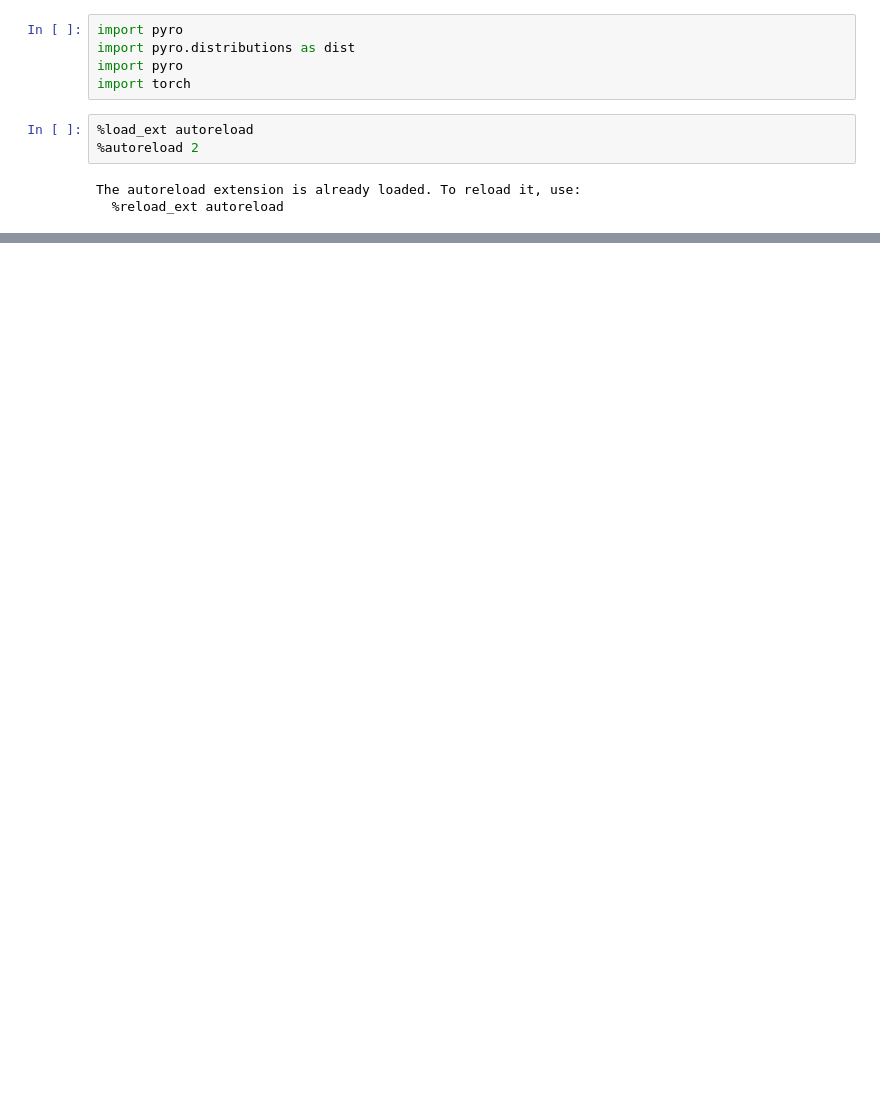
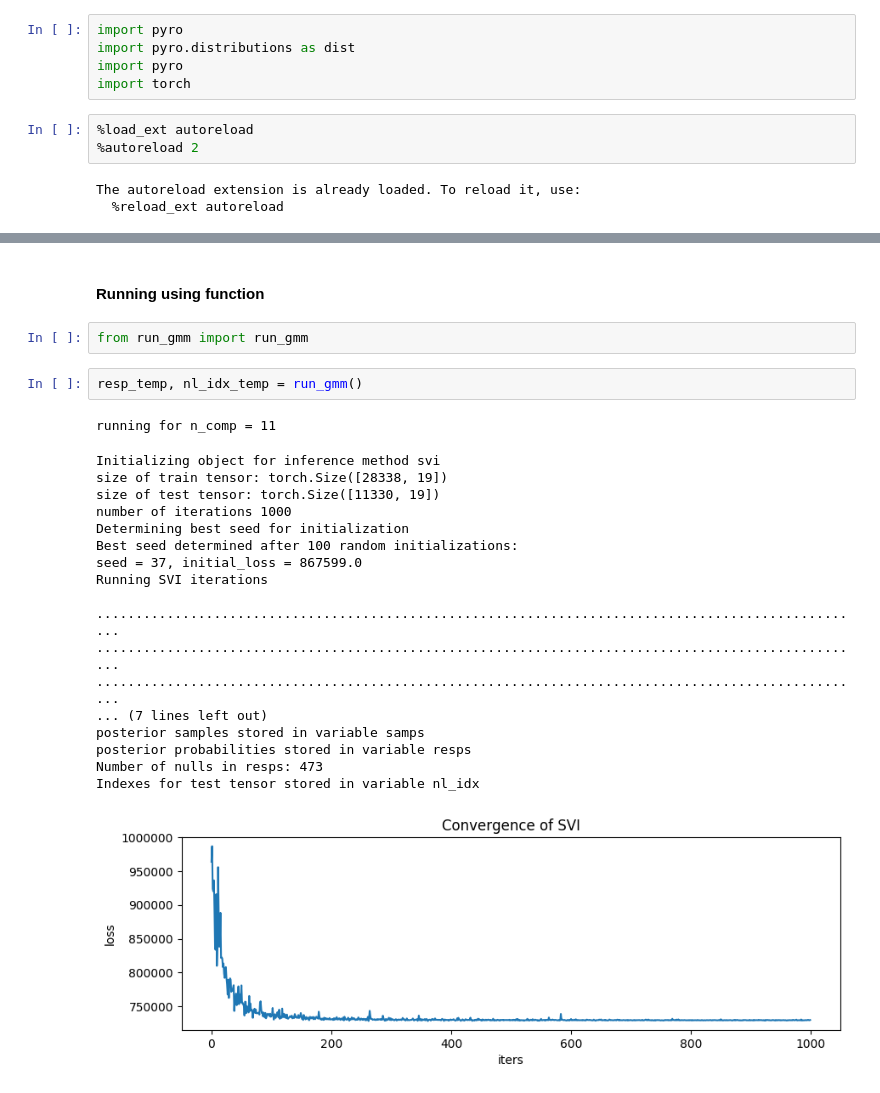
Before and after one commit to lye0618/ML-with-Prob-Prog-Final-Project, a Jupyter notebook: GMM Manual Guide.ipynb, the cells around one changed output, grey strips where cells are left out. Cells and saved outputs as stored; diff of their text form; blank space fills up the shorter version.

Commit message:
add function to run gmm

```diff
--- a/GMM Manual Guide.ipynb
+++ b/GMM Manual Guide.ipynb
@@ -77,0 +150,26 @@ tensor([[7.8077e-01, 9.1502e-04, 4.6974e-04,  ..., 1.3766e-04, 1.3643e-02,
+# %% [markdown]
+#### Running using function
+# %%
+from run_gmm import run_gmm
+# %%
+resp_temp, nl_idx_temp = run_gmm()
+# %% [output]
+running for n_comp = 11
+Initializing object for inference method svi
+size of train tensor: torch.Size([28338, 19])
+size of test tensor: torch.Size([11330, 19])
+number of iterations 1000
+Determining best seed for initialization
+Best seed determined after 100 random initializations:
+seed = 37, initial_loss = 867599.0
+Running SVI iterations
+
+...................................................................................................
+...................................................................................................
+...................................................................................................
+... (7 lines left out)
+posterior samples stored in variable samps
+posterior probabilities stored in variable resps
+Number of nulls in resps: 473
+Indexes for test tensor stored in variable nl_idx
+[figure, added]
```
Also changed, not shown: parts of 11 cells of this notebook, 3 other files.
